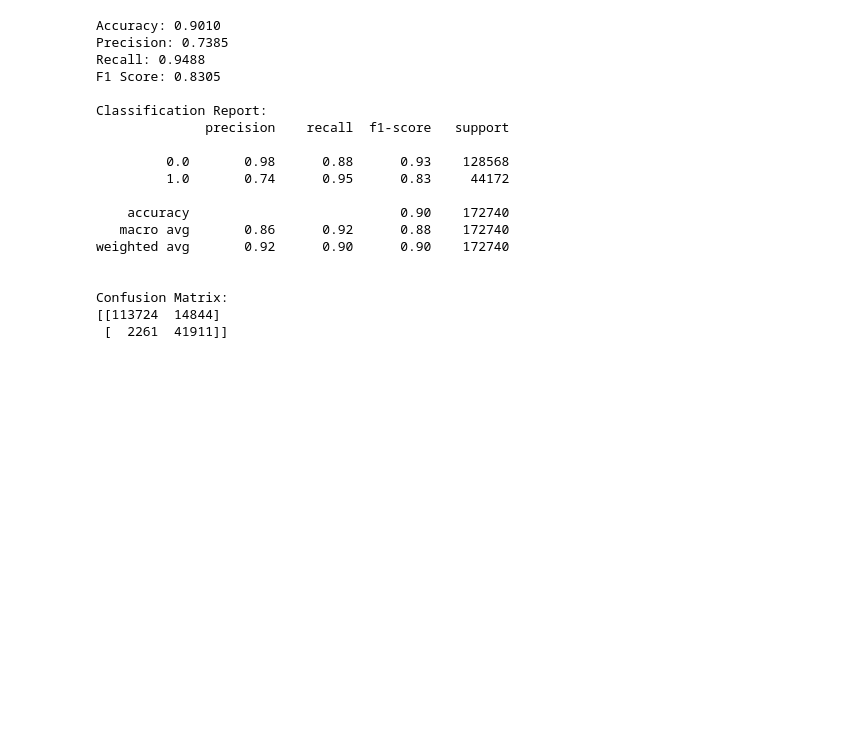
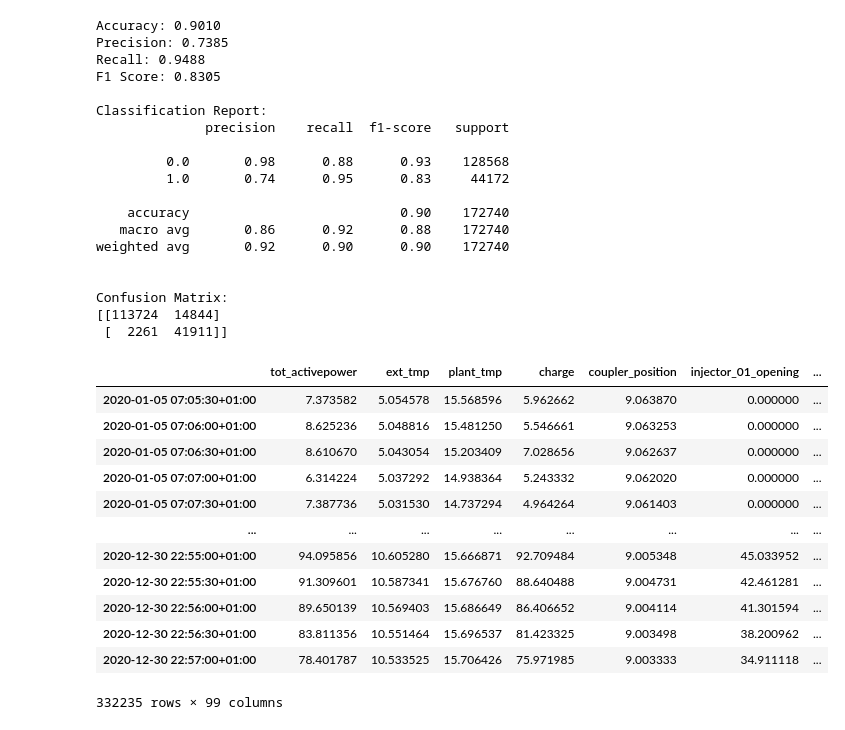
Before and after one commit to j0shcd/ml4pm-project, a Jupyter notebook: Josh_01_data_exploration.ipynb, the cells around one changed output. Cells and saved outputs as stored; diff of their text form; code cells hidden in the pictures; blank space fills up the shorter version.

Commit message:
import files to josh nb

```diff
--- a/Josh_01_data_exploration.ipynb
+++ b/Josh_01_data_exploration.ipynb
@@ -890,3 +878,25 @@ weighted avg       0.92      0.90      0.90    172740
 Confusion Matrix:
 [[113724  14844]
  [  2261  41911]]
+# %%
+# pip install import-ipynb
+import import_ipynb
+import data_preprocessing  # Replace with the name of the notebook without `.ipynb`
+
+u4_train_equil_turbine = data_preprocessing.u4_train_equil_turbine
+u4_train_equil_pump = data_preprocessing.u4_train_equil_pump
+u5_train_equil_turbine, u5_train_equil_pump, u6_train_equil_turbine, u6_train_equil_pump = data_preprocessing.u5_train_equil_turbine, data_preprocessing.u5_train_equil_pump, data_preprocessing.u6_train_equil_turbine, data_preprocessing.u6_train_equil_pump
+# %% [output]
+|  | tot_activepower | ext_tmp | plant_tmp | charge | coupler_position | injector_01_opening | ... |
+| 2020-01-05 07:05:30+01:00 | 7.373582 | 5.054578 | 15.568596 | 5.962662 | 9.063870 | 0.000000 | ... |
+| 2020-01-05 07:06:00+01:00 | 8.625236 | 5.048816 | 15.481250 | 5.546661 | 9.063253 | 0.000000 | ... |
+| 2020-01-05 07:06:30+01:00 | 8.610670 | 5.043054 | 15.203409 | 7.028656 | 9.062637 | 0.000000 | ... |
+| 2020-01-05 07:07:00+01:00 | 6.314224 | 5.037292 | 14.938364 | 5.243332 | 9.062020 | 0.000000 | ... |
+| 2020-01-05 07:07:30+01:00 | 7.387736 | 5.031530 | 14.737294 | 4.964264 | 9.061403 | 0.000000 | ... |
+| ... | ... | ... | ... | ... | ... | ... | ... |
+| 2020-12-30 22:55:00+01:00 | 94.095856 | 10.605280 | 15.666871 | 92.709484 | 9.005348 | 45.033952 | ... |
+| 2020-12-30 22:55:30+01:00 | 91.309601 | 10.587341 | 15.676760 | 88.640488 | 9.004731 | 42.461281 | ... |
+| 2020-12-30 22:56:00+01:00 | 89.650139 | 10.569403 | 15.686649 | 86.406652 | 9.004114 | 41.301594 | ... |
+| 2020-12-30 22:56:30+01:00 | 83.811356 | 10.551464 | 15.696537 | 81.423325 | 9.003498 | 38.200962 | ... |
+| 2020-12-30 22:57:00+01:00 | 78.401787 | 10.533525 | 15.706426 | 75.971985 | 9.003333 | 34.911118 | ... |
+332235 rows × 99 columns
```
Also changed, not shown: parts of 8 cells of this notebook.
